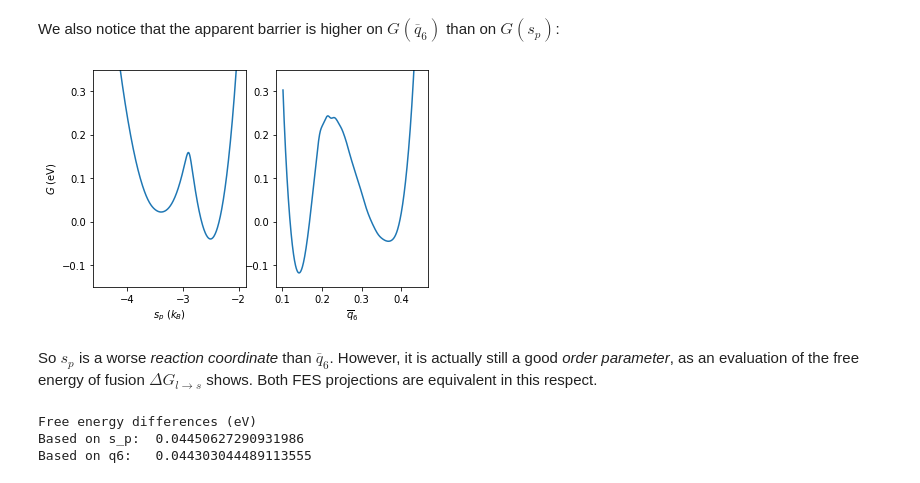
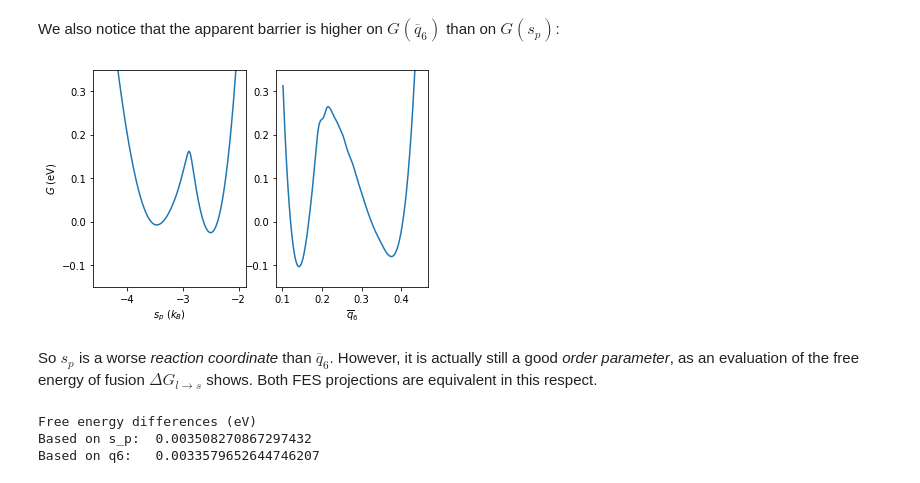
Before and after one commit to kbal/winterschool2021, a Jupyter notebook: example3/analysis.ipynb, the cells around one changed output. Saved outputs shown, nothing was run; the diff lists cells and outputs as text; code cells hidden in the pictures.

```diff
--- a/example3/analysis.ipynb
+++ b/example3/analysis.ipynb
@@ -8,8 +8,8 @@ Let's first plot the histogram $H(s_p)$, obtained after a 100 ns sampling run:
 import numpy as np
 import matplotlib.pyplot as plt
 
-sp = np.loadtxt('global/histoss', skiprows=10, usecols=0)
-H_sp = np.loadtxt('global/histoss', skiprows=10, usecols=1)
+sp = np.loadtxt('global/histosp', skiprows=10, usecols=0)
+H_sp = np.loadtxt('global/histosp', skiprows=10, usecols=1)
 plt.plot(sp,H_sp)
 plt.xlabel("$s_p$ ($k_B$)")
 plt.ylabel("$H(s_p)$")
@@ -61,23 +61,23 @@ plt.show()
 # %% [markdown]
 We also notice that the apparent barrier is higher on $G (\overline{q}_6)$ than on $G (s_p)$:
 # %%
-G_sp = np.loadtxt('global/fesss', skiprows=10, usecols=1)
+G_sp = np.loadtxt('global/fessp', skiprows=10, usecols=1)
 G_q6 = np.loadtxt('global/fesq6l', skiprows=10, usecols=1)
 
 plt.subplot(1, 2, 1)
 plt.plot(sp,G_sp)
 plt.xlabel("$s_p$ ($k_B$)")
 plt.ylabel("$G$ (eV)")
 plt.ylim([-0.15,0.35])
 
 plt.subplot(1, 2, 2)
 plt.plot(q6,G_q6)
 plt.xlabel("$\overline{q}_6$")
 plt.ylim([-0.15,0.35])
 
 plt.show()
 # %% [output]
-[figure, old version]
+[figure, new version]
 # %% [markdown]
 So $s_p$ is a worse *reaction coordinate* than $\overline{q}_6$. However, it is actually still a good *order parameter*, as an evaluation of the free energy of fusion $\Delta G_{l \rightarrow s}$ shows. Both FES projections are equivalent in this respect.
 # %%
@@ -95,5 +95,5 @@ DeltaF = -kT*np.log(np.sum(Gs)/np.sum(Gl))
 print("Based on q6:  ", DeltaF)
 # %% [output]
 Free energy differences (eV)
-Based on s_p:  0.04450627290931986
-Based on q6:   0.044303044489113555
+Based on s_p:  0.003508270867297432
+Based on q6:   0.0033579652644746207
```
Also changed, not shown: parts of 5 cells of this notebook.
